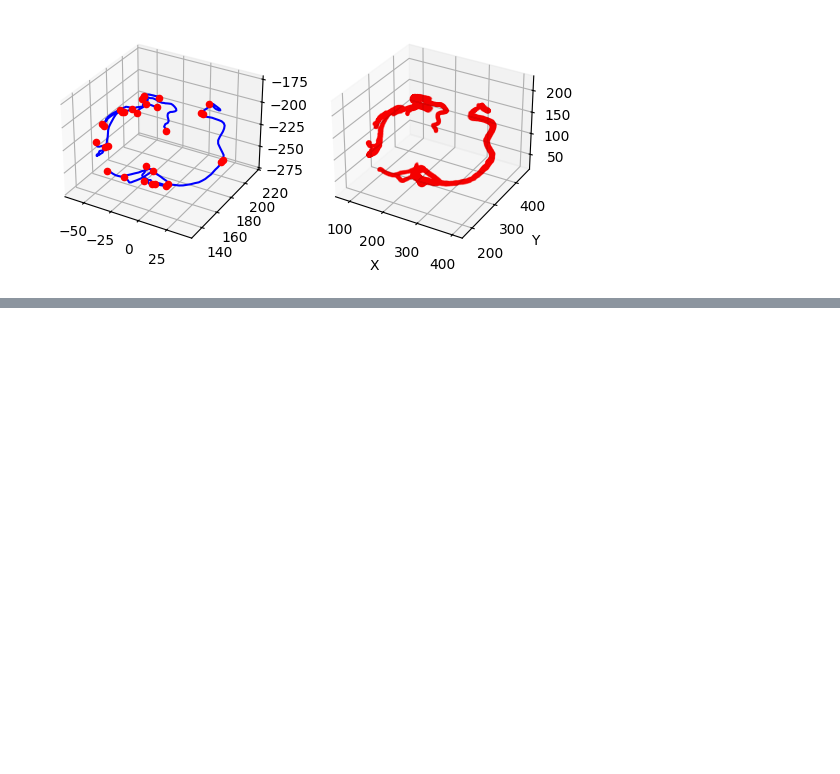
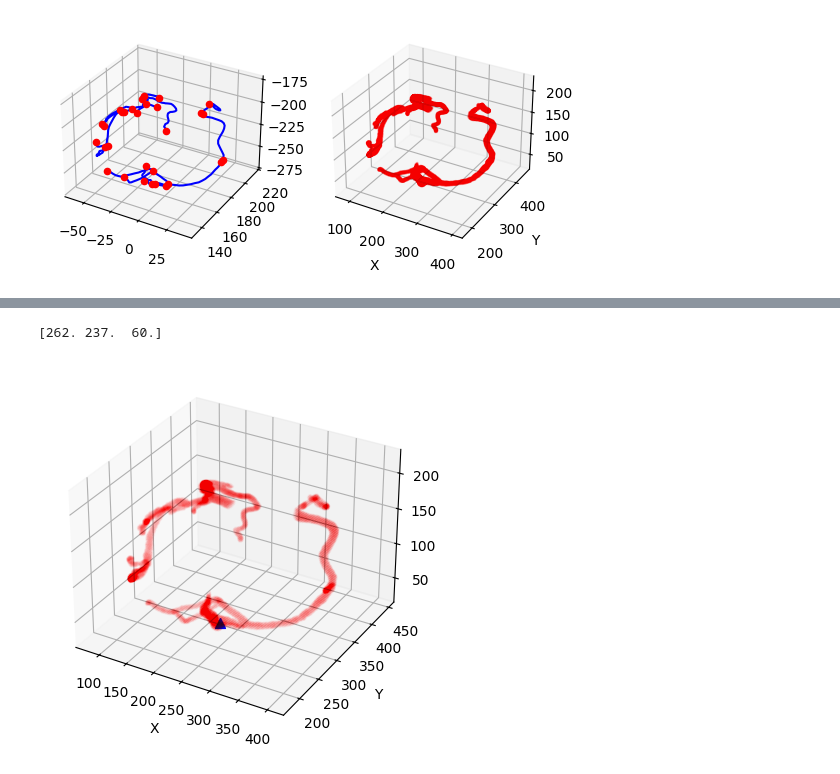
Before and after one commit to philippweinmann/mip_local_unet, a Jupyter notebook: label_graph_viz.ipynb, the cells around one changed output, grey strips where cells are left out. Cells and saved outputs as stored; diff of their text form; code cells hidden in the pictures; blank space fills up the shorter version.

Commit message:
okay Leon explained it to me

```diff
--- a/label_graph_viz.ipynb
+++ b/label_graph_viz.ipynb
@@ -142,0 +155,26 @@ plot_graph_and_matrice(data, ras_mask_matrice)
+# %%
+# okay seems like we now know how to transform it, we use the affine matrix.
+# This is computationally heavy, let's first do a sanity test. Let's take a point from the graph and plot it in the mask.
+
+# x, y, z = [-3.9306640625, 149.6103515625, -255.54998779296875]
+node_coords = np.array([-3.9306640625, 149.6103515625, -255.54998779296875, 1])
+voxel_coords = np.linalg.inv(ras_mask.affine) @ node_coords
+voxel_coords = voxel_coords[:3]
+print(voxel_coords)
+
+x, y, z = np.where(ras_mask_matrice == 1)
+
+fig = plt.figure()
+ax = fig.add_subplot(111, projection='3d')
+
+ax.scatter(x, y, z, c='red', marker='o', s=0.005, alpha=0.05)
+ax.scatter(voxel_coords[0], voxel_coords[1], voxel_coords[2], c='blue', marker='^', s=50, alpha=1.0)
+
+# Set labels even if we don't show them
+ax.set_xlabel('X')
+ax.set_ylabel('Y')
+ax.set_zlabel('Z')
+plt.show()
+# %% [output]
+[262. 237.  60.]
+[figure, added]
```
Also changed, not shown: parts of 6 cells of this notebook.
